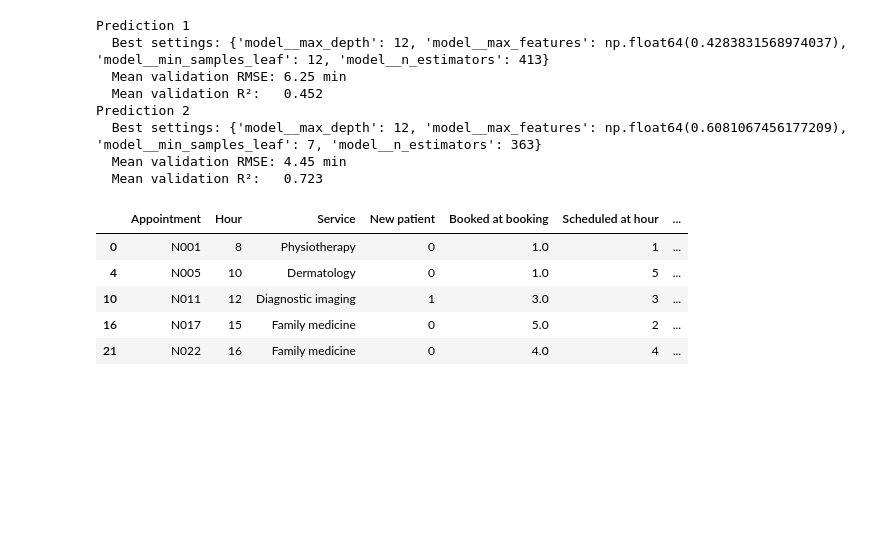
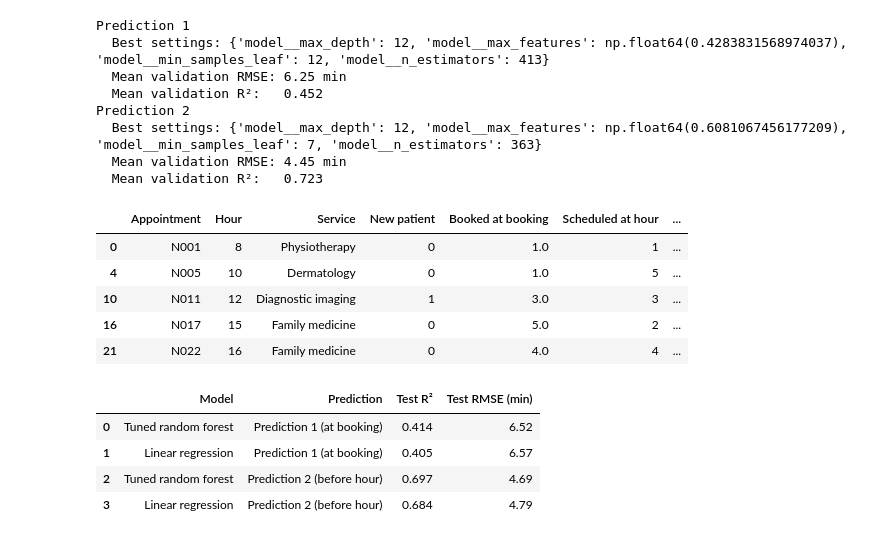
Before and after one commit to iviartin/O712-Assignment3, a Jupyter notebook: Assignment3Ramirez.ipynb, the cells around one changed output. Saved outputs shown, nothing was run; the diff lists cells and outputs as text; code cells hidden in the pictures; blank space fills up the shorter version.

Commit message:
Part E & AI appendix added

```diff
--- a/Assignment3Ramirez.ipynb
+++ b/Assignment3Ramirez.ipynb
@@ -445,3 +448,52 @@ results_d
 | 10 | N011 | 12 | Diagnostic imaging | 1 | 3.0 | 3 | ... |
 | 16 | N017 | 15 | Family medicine | 0 | 5.0 | 2 | ... |
 | 21 | N022 | 16 | Family medicine | 0 | 4.0 | 4 | ... |
+# %%
+#Code for part E
+
+from sklearn.linear_model import LinearRegression
+
+# Same workflow as make_rf_pipe(), with linear regression in place of the random forest.
+# Same preprocessor, so both model types see exactly the same inputs
+def make_lr_pipe():
+    preprocessor = ColumnTransformer(
+        [('cat', OneHotEncoder(handle_unknown='ignore'), ['service', 'day_of_week'])],
+        remainder='passthrough'
+    )
+    return Pipeline([
+        ('preprocess', preprocessor),
+        ('model', LinearRegression())
+    ])
+
+# Fit one linear regression per prediction, on the same training rows as the forests
+lr_p1 = make_lr_pipe().fit(train_wait[features_p1], y_train_wait)
+lr_p2 = make_lr_pipe().fit(train_wait[features_p2], y_train_wait)
+
+# The four models to compare: (label, prediction, fitted model, feature list)
+models_e = [
+    ('Tuned random forest', 'Prediction 1 (at booking)',     search_p1, features_p1),
+    ('Linear regression',   'Prediction 1 (at booking)',     lr_p1,     features_p1),
+    ('Tuned random forest', 'Prediction 2 (before hour)',    search_p2, features_p2),
+    ('Linear regression',   'Prediction 2 (before hour)',    lr_p2,     features_p2),
+]
+
+# Score each model on the test set and collect one row per model
+rows = []
+for model_name, prediction, model, features in models_e:
+    preds = model.predict(test_wait[features])                         # predict the test appointments
+    rows.append({
+        'Model': model_name,
+        'Prediction': prediction,
+        'Test R²': r2_score(y_test_wait, preds),                       # share of variation explained
+        'Test RMSE (min)': root_mean_squared_error(y_test_wait, preds) # typical miss in minutes
+    })
+
+# Turn the rows into a table and round for readability
+comparison_e = pd.DataFrame(rows).round({'Test R²': 3, 'Test RMSE (min)': 2})
+comparison_e
+# %% [output]
+|  | Model | Prediction | Test R² | Test RMSE (min) |
+| 0 | Tuned random forest | Prediction 1 (at booking) | 0.414 | 6.52 |
+| 1 | Linear regression | Prediction 1 (at booking) | 0.405 | 6.57 |
+| 2 | Tuned random forest | Prediction 2 (before hour) | 0.697 | 4.69 |
+| 3 | Linear regression | Prediction 2 (before hour) | 0.684 | 4.79 |
```
Also changed, not shown: parts of 2 cells of this notebook.
